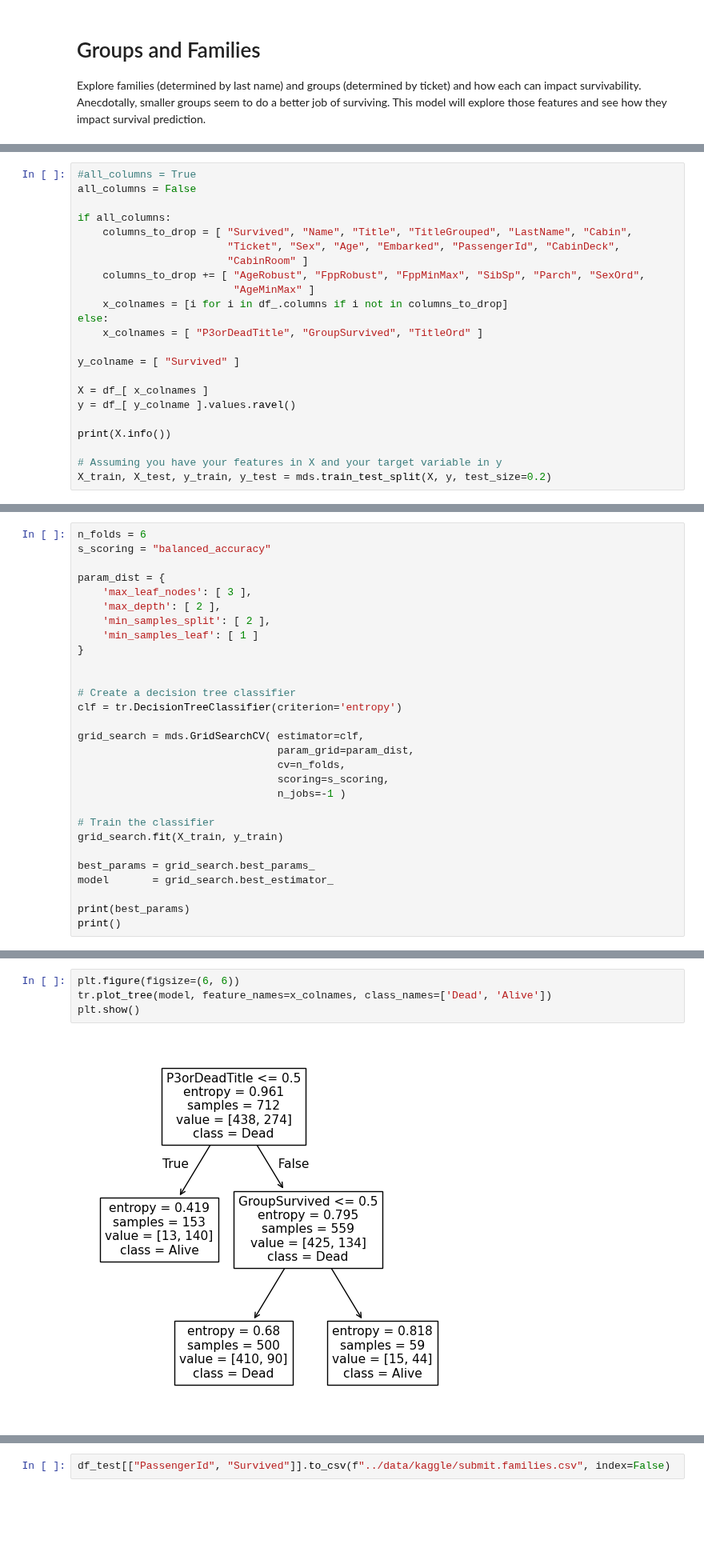
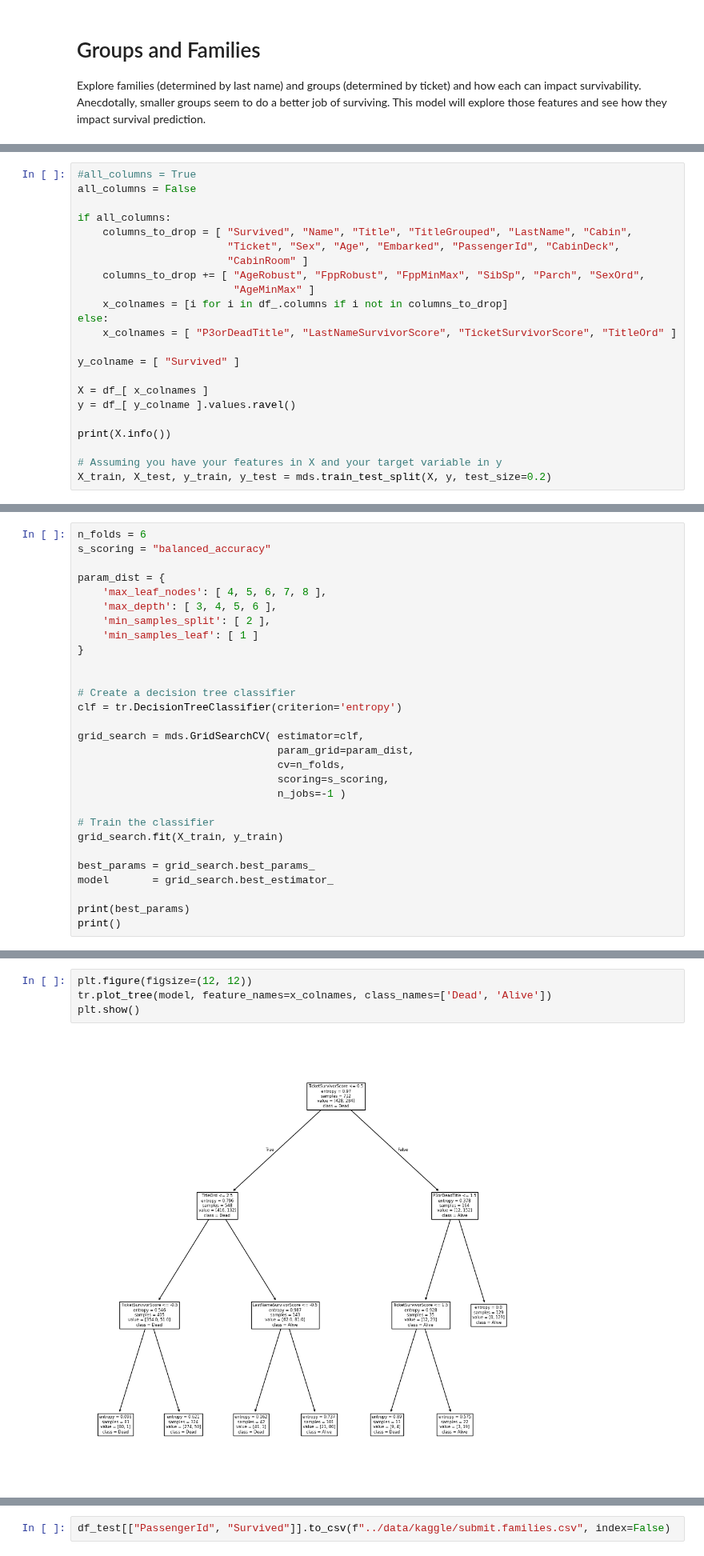
Before and after one commit to jmartenstein/titanic-ml, a Jupyter notebook: src/nb09_families.ipynb, the cells around one changed output, grey strips where cells are left out. Shown at 80% size. Drawn from its saved outputs; the diff is of its cells as text; blank space fills up the shorter version.

```diff
--- a/src/nb09_families.ipynb
+++ b/src/nb09_families.ipynb
@@ -55,7 +55,7 @@ if all_columns:
                          "AgeMinMax" ]
     x_colnames = [i for i in df_.columns if i not in columns_to_drop]
 else:
-    x_colnames = [ "P3orDeadTitle", "GroupSurvived", "TitleOrd" ]
+    x_colnames = [ "P3orDeadTitle", "LastNameSurvivorScore", "TicketSurvivorScore", "TitleOrd" ]
 
 y_colname = [ "Survived" ]
 
@@ -83,8 +84,8 @@ n_folds = 6
 s_scoring = "balanced_accuracy"
 
 param_dist = {
-    'max_leaf_nodes': [ 3 ],
-    'max_depth': [ 2 ],
+    'max_leaf_nodes': [ 4, 5, 6, 7, 8 ],
+    'max_depth': [ 3, 4, 5, 6 ],
     'min_samples_split': [ 2 ],
     'min_samples_leaf': [ 1 ]
 }
@@ -124,9 +126,9 @@ feature_imp_df.head(5)
 # %%
-plt.figure(figsize=(6, 6))
+plt.figure(figsize=(12, 12))
 tr.plot_tree(model, feature_names=x_colnames, class_names=['Dead', 'Alive'])
 plt.show()
 # %% [output]
-[figure, old version]
+[figure, new version]
 # %%
 y_train_preds_proba = model.predict_proba(X_train)
 
```
Also changed, not shown: parts of 11 cells of this notebook.
